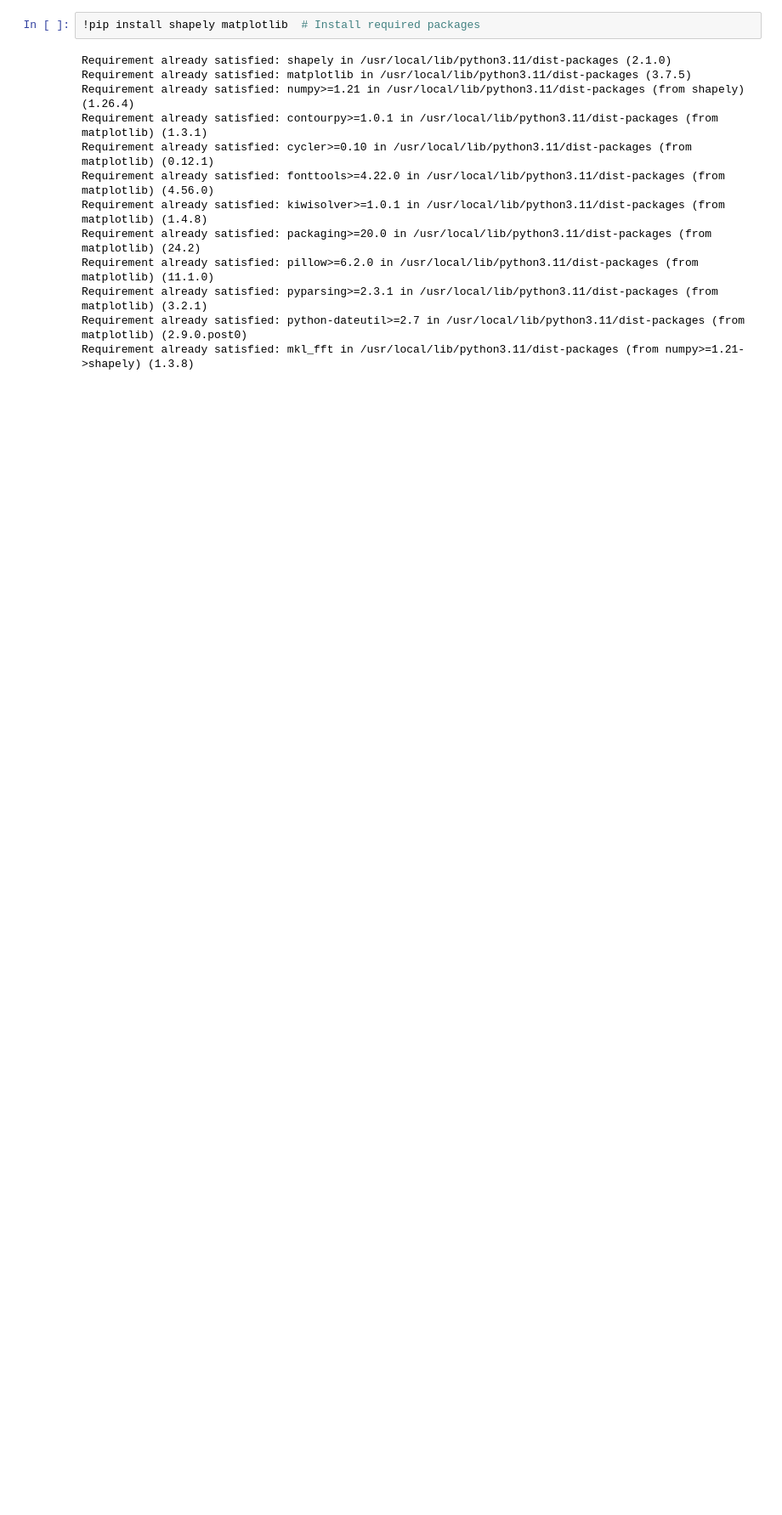
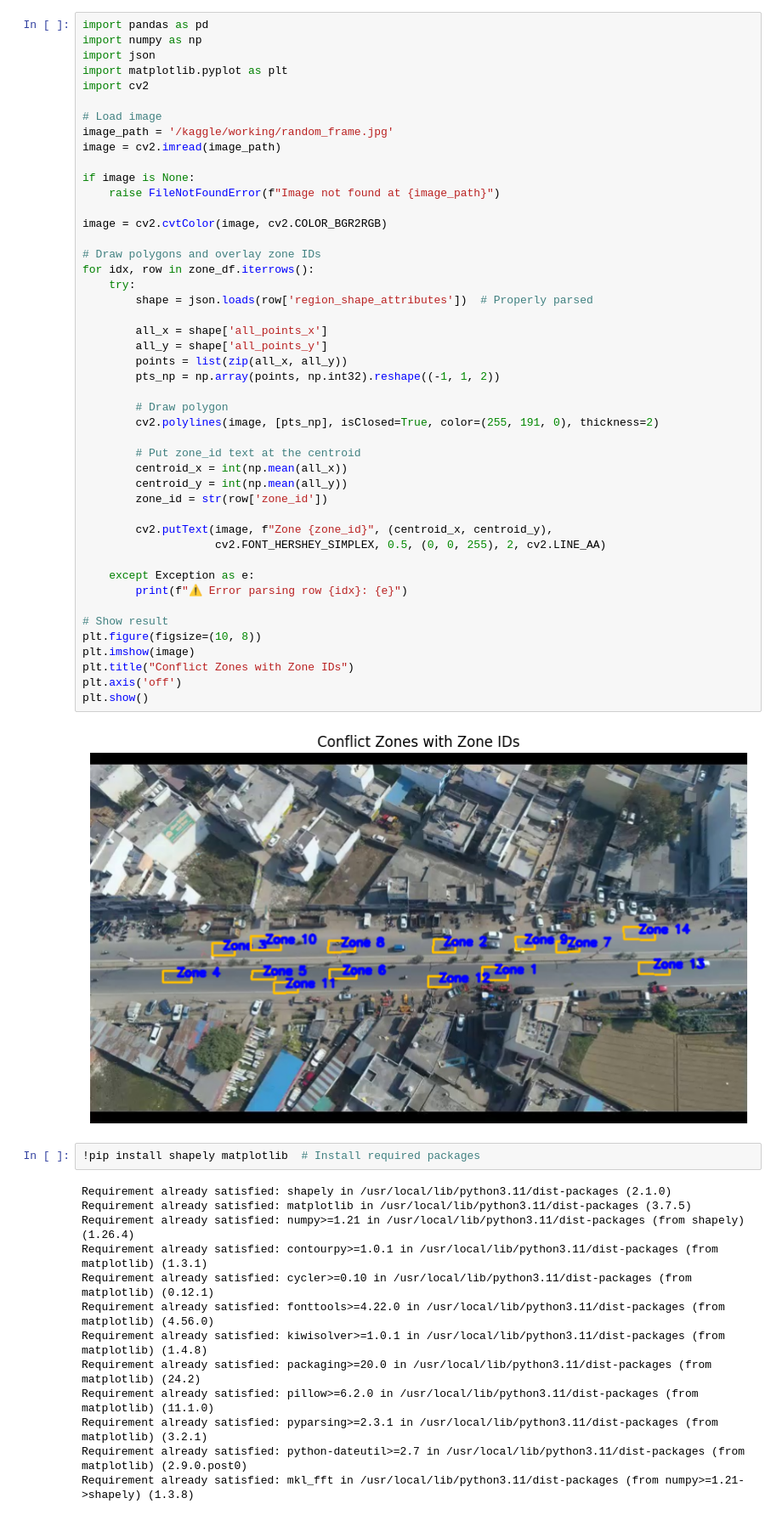
Before and after one commit to AGAMPANDEYY/vehicle_trajectory_prediction, a Jupyter notebook: PET.ipynb, the cells around one changed output. Shown at 85% size. Cells and saved outputs as stored; diff of their text form; blank space fills up the shorter version.

Commit message:
Kaggle Notebook | PET_implementation | Version 6

```diff
--- a/PET.ipynb
+++ b/PET.ipynb
@@ -43,3 +85,51 @@ df = pd.DataFrame(data)
+# %%
+import pandas as pd
+import numpy as np
+import json
+import matplotlib.pyplot as plt
+import cv2
+
+# Load image
+image_path = '/kaggle/working/random_frame.jpg'
+image = cv2.imread(image_path)
+
+if image is None:
+    raise FileNotFoundError(f"Image not found at {image_path}")
+
+image = cv2.cvtColor(image, cv2.COLOR_BGR2RGB)
+
+# Draw polygons and overlay zone IDs
+for idx, row in zone_df.iterrows():
+    try:
+        shape = json.loads(row['region_shape_attributes'])  # Properly parsed
+
+        all_x = shape['all_points_x']
+        all_y = shape['all_points_y']
+        points = list(zip(all_x, all_y))
+        pts_np = np.array(points, np.int32).reshape((-1, 1, 2))
+
+        # Draw polygon
+        cv2.polylines(image, [pts_np], isClosed=True, color=(255, 191, 0), thickness=2)
+
+        # Put zone_id text at the centroid
+        centroid_x = int(np.mean(all_x))
+        centroid_y = int(np.mean(all_y))
+        zone_id = str(row['zone_id'])
+
+        cv2.putText(image, f"Zone {zone_id}", (centroid_x, centroid_y),
+                    cv2.FONT_HERSHEY_SIMPLEX, 0.5, (0, 0, 255), 2, cv2.LINE_AA)
+
+    except Exception as e:
+        print(f"⚠️ Error parsing row {idx}: {e}")
+
+# Show result
+plt.figure(figsize=(10, 8))
+plt.imshow(image)
+plt.title("Conflict Zones with Zone IDs")
+plt.axis('off')
+plt.show()
+# %% [output]
+[figure, added]
 # %%
 !pip install shapely matplotlib  # Install required packages
 # %% [output]
```
Also changed, not shown: parts of 52 cells of this notebook.
